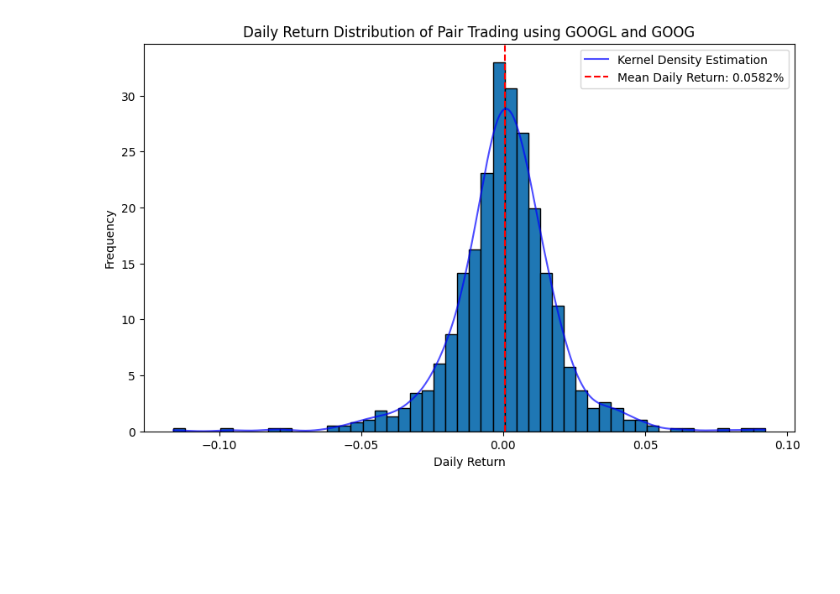
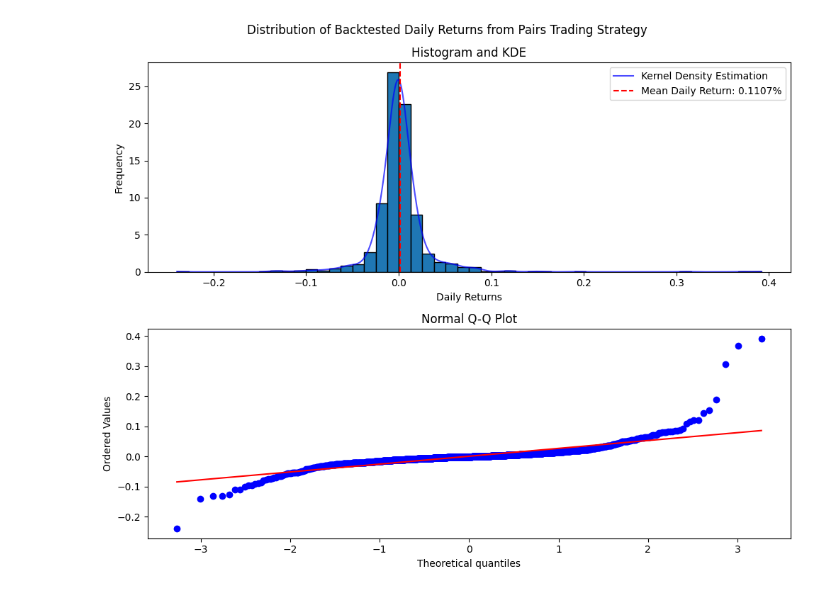
Before and after one commit to yangsu01/funance_blog, a Jupyter notebook: blogs/11-cointegration/cointegration.ipynb, the cells around one changed output. Cells and saved outputs as stored; diff of their text form; code cells hidden in the pictures; blank space fills up the shorter version.

```diff
--- a/blogs/11-cointegration/cointegration.ipynb
+++ b/blogs/11-cointegration/cointegration.ipynb
@@ -66,9 +68,8 @@ def johansen_test(data: pd.DataFrame) -> Tuple[bool, dict]:
     return is_cointegrated, results
 # %%
 # walk-forward test for cointegration
-# 2 years of in sample training data, 6 months of out of sample testing data
-IN_SAMPLE_PERIOD = 504 # 2 years
-OUT_OF_SAMPLE_PERIOD = 126 # 6 months
+IN_SAMPLE_PERIOD = 252 # 1 years
+OUT_OF_SAMPLE_PERIOD = 63 # 1 quarter
 
 num_tests = (len(prices) - IN_SAMPLE_PERIOD) // OUT_OF_SAMPLE_PERIOD
 coint_results = {}
@@ -105,3 +103,7 @@ max_pair = list(keys[vals.index(np.max(vals))])
+# %%
+# sort pairs by frequency of cointegration
+sorted_pairs = sorted(coint_results.items(), key=lambda x: x[1], reverse=True)
+sorted_tickers = [list(pair[0]) for pair in sorted_pairs]
 # %%
 def plot_spread(
     spread: pd.Series,
@@ -115,10 +117,10 @@ def plot_spread(
     plt.plot(spread)
     plt.axhline(mean, color='black', linestyle='--', label='Exit Positions')
     plt.axhline(
-        upper_threshold, color='red', linestyle='--', label=f'Buy {pair[1]} and Sell {pair[0]}'
+        upper_threshold, color='red', linestyle='--', label=f'Long {pair[1]}, Short {pair[0]}'
     )
     plt.axhline(
-        lower_threshold, color='green', linestyle='--', label=f'Buy {pair[0]} and Sell {pair[1]}'
+        lower_threshold, color='green', linestyle='--', label=f'Long {pair[0]}, Short {pair[1]}'
     )
     if title:
         plt.title(title)
@@ -132,5 +134,6 @@ def plot_spread(
     plt.show()
 # %%
 # download testing data
-test_prices = yf.download(max_pair, start=TEST_START, end=TEST_END)['Adj Close']
+unique_test_tickers = set([ticker for pair in sorted_tickers for ticker in pair])
+test_prices = yf.download(unique_test_tickers, start=TEST_START, end=TEST_END)['Adj Close']
 # %% [output]
@@ -289,20 +282,26 @@ plt.show()
 # %%
 # remove zero returns
-nonzero_returns = [r for r in returns if r != 0]
+nonzero_returns = np.array([r for r in returns_history if r != 0])
 mean_return = np.mean(nonzero_returns)
 kde = stats.gaussian_kde(nonzero_returns)
 x_values = np.linspace(min(nonzero_returns), max(nonzero_returns), 1000)
 kde_values = kde(x_values)
 
-# Plot histogram and KDE
-plt.figure(figsize=(10, 6))
-plt.hist(nonzero_returns, bins=50, density=True, edgecolor='black')
-plt.plot(x_values, kde_values, color='blue', alpha=0.7, label='Kernel Density Estimation')
-plt.axvline(mean_return, color='red', linestyle='--', label=f'Mean Daily Return: {100*mean_return:.4f}%')
-plt.xlabel('Daily Return')
-plt.ylabel('Frequency')
-plt.title(f'Daily Return Distribution of Pair Trading using {max_pair[0]} and {max_pair[1]}')
-plt.legend()
-plt.show()
+fig, axs = plt.subplots(2, 1, figsize=(10, 8))
+# histogram and KDE
+axs[0].hist(nonzero_returns, bins=50, density=True, edgecolor='black')
+axs[0].plot(x_values, kde_values, color='blue', alpha=0.7, label='Kernel Density Estimation')
+axs[0].axvline(mean_return, color='red', linestyle='--', label=f'Mean Daily Return: {100*mean_return:.4f}%')
+axs[0].set_xlabel('Daily Returns')
+axs[0].set_ylabel('Frequency')
+axs[0].set_title('Histogram and KDE')
+axs[0].legend()
+# QQ plot
+stats.probplot(nonzero_returns, dist="norm", plot=axs[1])
+axs[1].set_title('Normal Q-Q Plot')
+
+fig.suptitle('Distribution of Backtested Daily Returns from Pairs Trading Strategy')
+fig.tight_layout()
+fig.show()
 # %% [output]
-[figure, old version]
+[figure, new version]
```
Also changed, not shown: parts of 15 cells of this notebook.
